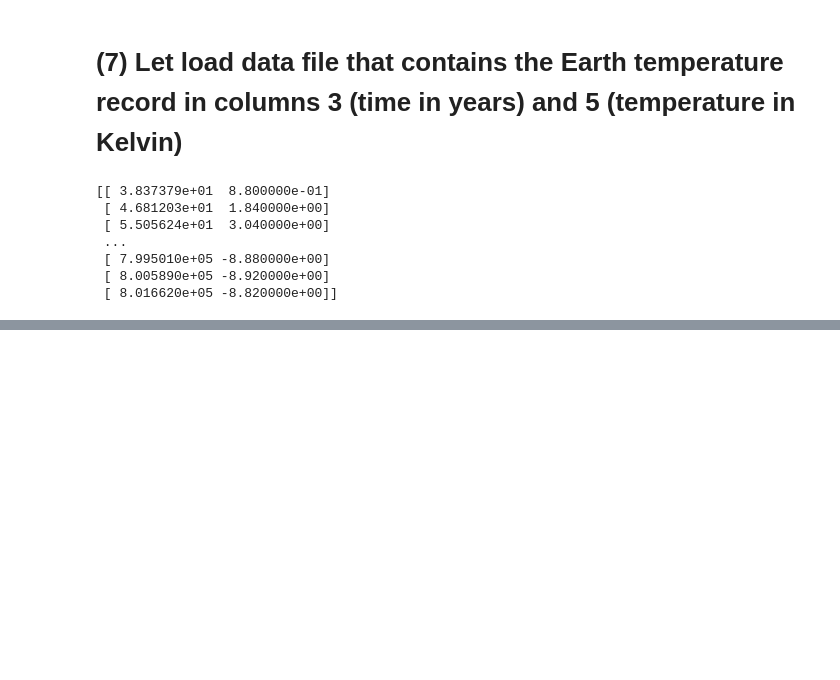
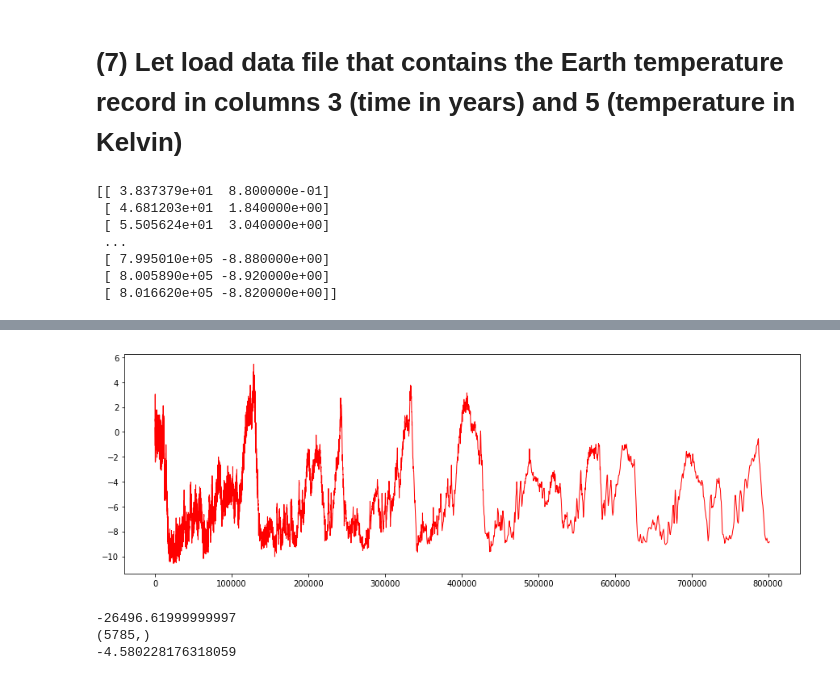
Before and after one commit to ceeliketheletter/EPS109, a Jupyter notebook: EPS 109_8-22_In-Class.ipynb, the cells around one changed output, grey strips where cells are left out. Saved outputs shown, nothing was run; the diff lists cells and outputs as text; code cells hidden in the pictures; blank space fills up the shorter version.

```diff
--- a/EPS 109_8-22_In-Class.ipynb
+++ b/EPS 109_8-22_In-Class.ipynb
@@ -264,0 +269,16 @@ print(data)
+# %%
+#Hey, this plot is too small. I cannot see anything!
+plt.rcParams['figure.figsize'] = [15, 5]
+plt.plot(data[:,0],data[:,1],'r-',linewidth=1,markersize=0,mec='r',mew=2, mfc='pink',label="sin(x)");plt.show()
+# %% [output]
+[figure, added]
+# %%
+temp = data[:,1]
+print(sum(temp))
+print(temp.shape)
+average = sum(temp) / temp.shape[0]
+print(average)
+# %% [output]
+-26496.61999999997
+(5785,)
+-4.580228176318059
```
Also changed, not shown: parts of 2 cells of this notebook, 3 other files.
